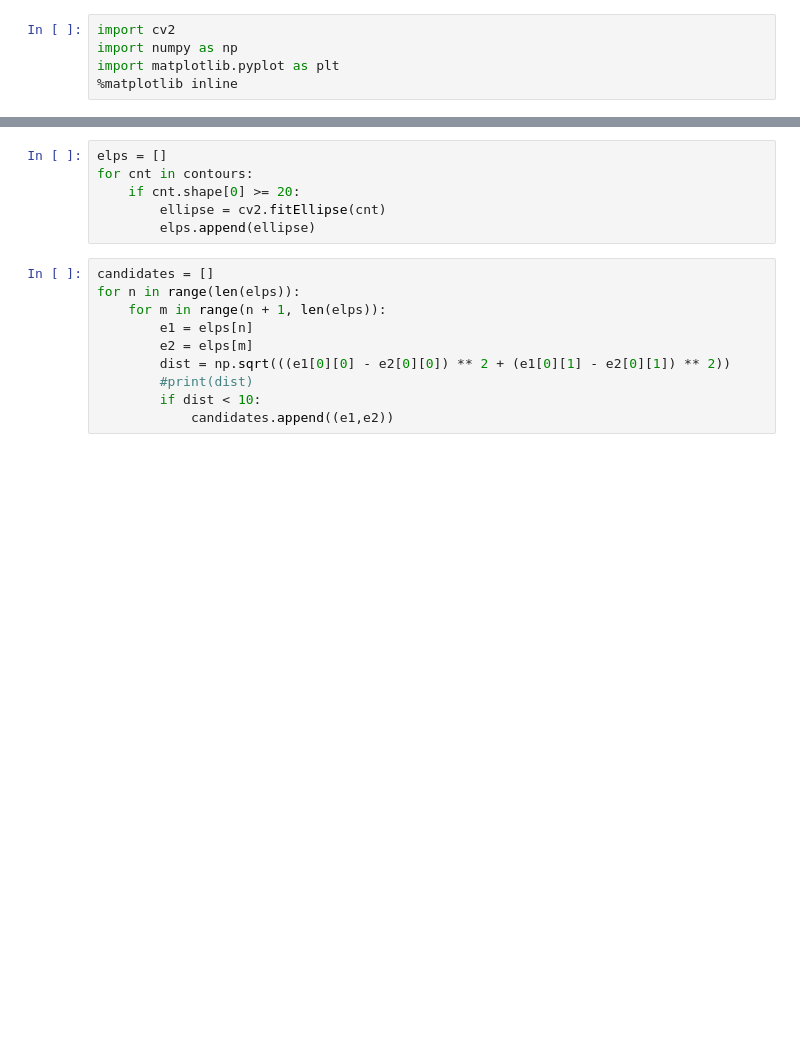
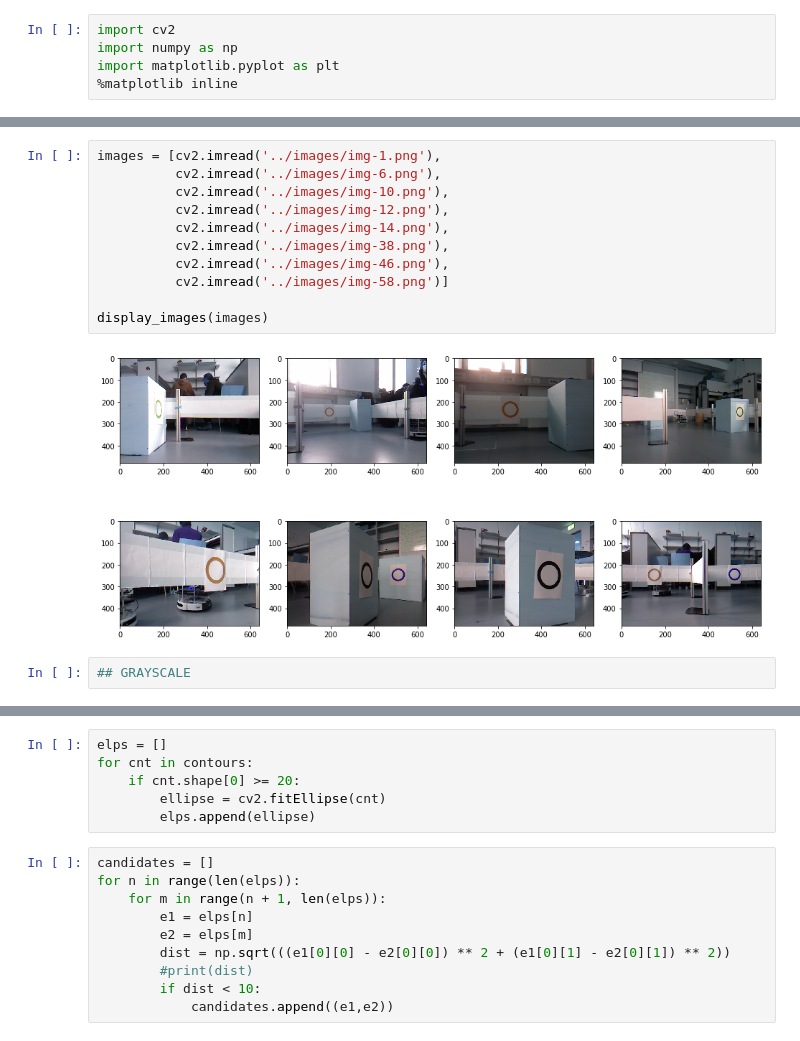
Before and after one commit to Oberzan/RIS2018, a Jupyter notebook: Notebooks/Ring detection.ipynb, the cells around one changed output, grey strips where cells are left out. Drawn from its saved outputs; the diff is of its cells as text; blank space fills up the shorter version.

```diff
--- a/Notebooks/Ring detection.ipynb
+++ b/Notebooks/Ring detection.ipynb
@@ -13 +22,16 @@ output = img.copy()
+# %%
+images = [cv2.imread('../images/img-1.png'),
+          cv2.imread('../images/img-6.png'),
+          cv2.imread('../images/img-10.png'),
+          cv2.imread('../images/img-12.png'),
+          cv2.imread('../images/img-14.png'),
+          cv2.imread('../images/img-38.png'),
+          cv2.imread('../images/img-46.png'),
+          cv2.imread('../images/img-58.png')]
+
+display_images(images)
+# %% [output]
+[figure, added]
+# %%
+## GRAYSCALE
 # %%
```
Also changed, not shown: parts of 11 cells of this notebook.
